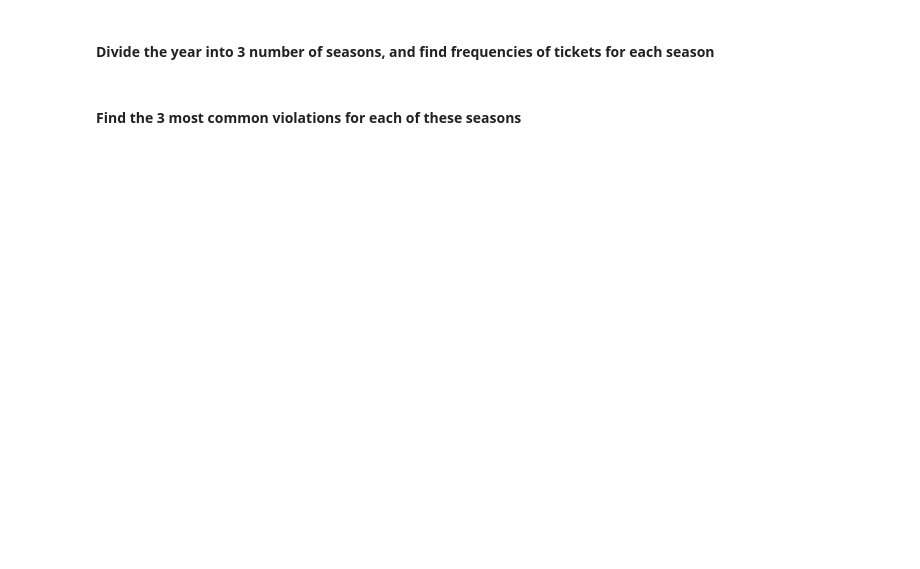
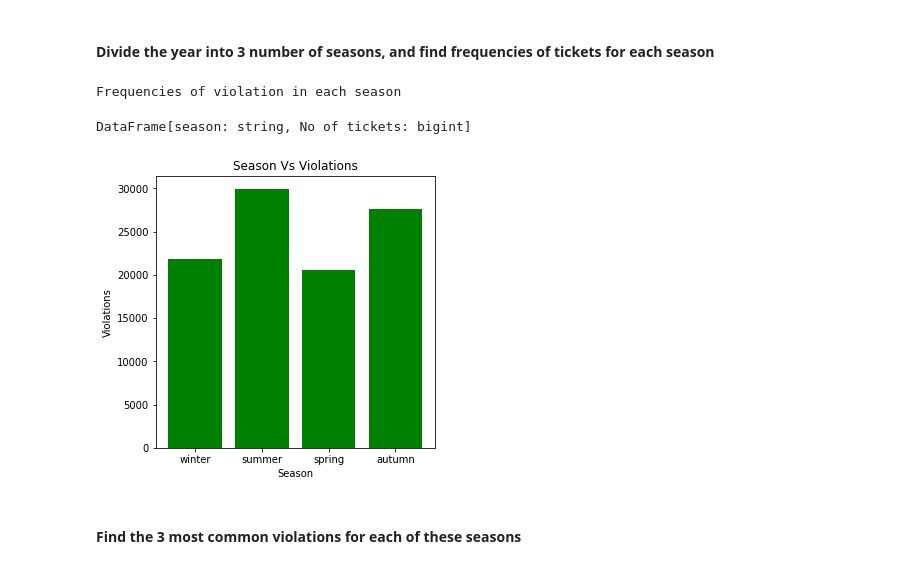
Before and after one commit to MTech-DA231-Project/NYC_Parking_Analysis, a Jupyter notebook: notebooks/nyc_parking_analysis.ipynb, the cells around one changed output. Cells and saved outputs as stored; diff of their text form; code cells hidden in the pictures; blank space fills up the shorter version.

Commit message:
Update notebook for calling precinct and season based calls
This commit adds calls to notebook for precinct and season

Signed-off-by: Sudhakar M K <sudhakar.mkulkarni@gmail.com>

```diff
--- a/notebooks/nyc_parking_analysis.ipynb
+++ b/notebooks/nyc_parking_analysis.ipynb
@@ -383,4 +405,11 @@ only showing top 20 rows
 # %% [markdown]
 #### **Divide the year into 3 number of seasons, and find frequencies of tickets for each season**
+# %%
+print("Frequencies of violation in each season")
+sba.season_violation_frequencies(df)
+# %% [output]
+Frequencies of violation in each season
+DataFrame[season: string, No of tickets: bigint]
+[figure, added]
 # %% [markdown]
 #### **Find the 3 most common violations for each of these seasons**
```
Also changed, not shown: parts of 12 cells of this notebook.
